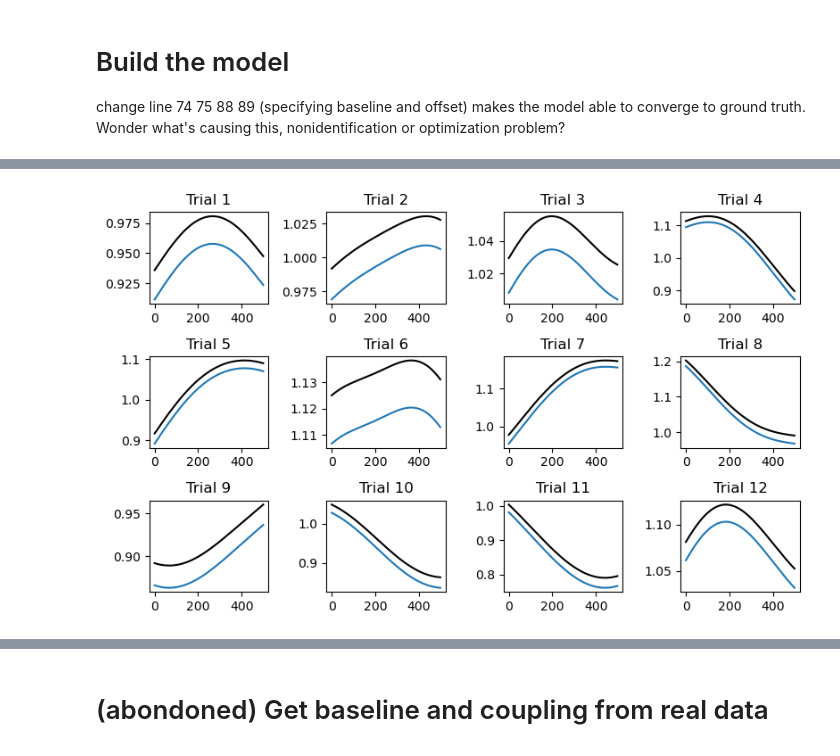
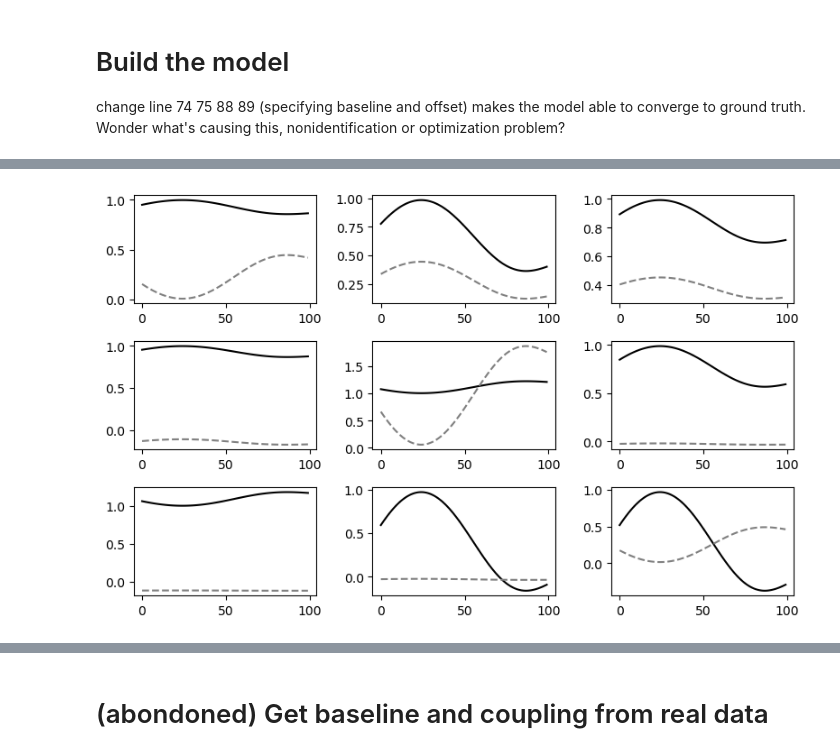
Before and after one commit to Qi-Xin/FC-GPFA, a Jupyter notebook: Decoder&Encoder.ipynb, the cells around one changed output, grey strips where cells are left out. Drawn from its saved outputs; the diff is of its cells as text; code cells hidden in the pictures.

```diff
--- a/Decoder&Encoder.ipynb
+++ b/Decoder&Encoder.ipynb
@@ -335,11 +158,11 @@ np.random.seed(0)
 baseline_fr = 0.1
 MAX_FIRING_RATE = 10
 ntrial = 1000
-narea = 4
-nneuron_area = 2
-npadding = 100
+narea = 3
+nneuron_area = 1
+npadding = 30
 nneuron = narea*nneuron_area
-nt_wo_padding = 500
+nt_wo_padding = 100
 gt_neuron_params = {'baseline_fr':baseline_fr, 'ntrial':ntrial, 'narea':narea, 'nneuron_area':nneuron_area,
                     'nt':nt_wo_padding, 'npadding':npadding}
 
@@ -348,7 +171,7 @@ basis_coupling = GLM.make_pillow_basis(**coupling_filter_params)
 basis_coupling = basis_coupling[:,:1]
 
 max_histories = basis_coupling.shape[0]
-nt = nt_wo_padding + npadding
+nt = nt_wo_padding + gt_neuron_params['npadding']
 coupling_mat = np.zeros((max_histories, nneuron, nneuron))
 baseline_mat = np.zeros((nt, nneuron))
 spikes = np.zeros((ntrial, nneuron, nt))
@@ -365,13 +188,12 @@ for jarea in range(narea):
 
 ### Generate time-varying coupling strength coefficients
 nlatent = 1
-gt_latent_params = {'sigma2':1, 'nlatent':nlatent, 'offset':1}
-max_project_w = 0.3
-project_w = (np.random.uniform(low=-max_project_w, high=max_project_w, size=(narea, narea, nlatent)))
+gt_latent_params = {'sigma2':0.25, 'nlatent':nlatent, 'offset':0.5, 'L':50}
+project_w = (np.random.uniform(low=-1, high=1, size=(narea, narea, nlatent)))
 project_w *= 1/np.sqrt(np.sum(project_w**2))
-K = get_K(nt=nt, L=500, sigma2=gt_latent_params['sigma2'])
-latents = np.random.multivariate_normal(np.zeros(nt), K, (nlatent, ntrial))
-time_varying_coef = np.einsum('...i, ijk -> ...jk', project_w, latents) + gt_latent_params['offset']
+K_gt = get_K(nt=nt, L=gt_latent_params['L'], sigma2=gt_latent_params['sigma2'])
+latents = np.random.multivariate_normal(np.zeros(nt), K_gt, (ntrial, nlatent))
+time_varying_coef = np.einsum('ijl, mlt -> ijmt', project_w, latents) + gt_latent_params['offset']
 # time_varying_coef = np.einsum('...i, ijk -> ...jk', project_w, latents)
 
 
@@ -404,7 +226,8 @@ for itrial in range(ntrial):
 
 print(spikes.max())
 
-spikes = [spikes[:,iarea*nneuron_area:(iarea+1)*nneuron_area,:] for iarea in range(narea)]
+spikes_full = spikes
+spikes = [spikes_full[:,iarea*nneuron_area:(iarea+1)*nneuron_area,:] for iarea in range(narea)]
 
 import pandas as pd
 window_size = 10
@@ -597,17 +457,15 @@ Final loss: 2.0495
 # %%
 import matplotlib.pyplot as plt
 
-fig, axs = plt.subplots(3, 4, figsize=(8, 5))
-
-for i in range(3):
-    for j in range(4):
-        trial = i * 4 + j  # Calculate the trial index
-
-        axs[i, j].plot(time_varying_coef[0, 2, trial, npadding:].T, 'k')
-        axs[i, j].plot(model.time_varying_coef[0, 2, trial, :].detach().numpy())
-        axs[i, j].set_title(f'Trial {trial+1}')
+trial = 0
+fig, axs = plt.subplots(narea, narea, figsize=(8, 5))
+for i in range(narea):
+    for j in range(narea):
+        axs[i, j].plot(time_varying_coef[i, j, trial, npadding:].T, 'k')
+        axs[i, j].plot(model.time_varying_coef[i, j, trial, :].detach().numpy(),'--',color='grey')
+        # axs[i, j].set_ylim([-0.2, 1.2])
 
 plt.tight_layout()
 plt.show()
 # %% [output]
-[figure, old version]
+[figure, new version]
```
Also changed, not shown: parts of 15 cells of this notebook, 1 other file.
